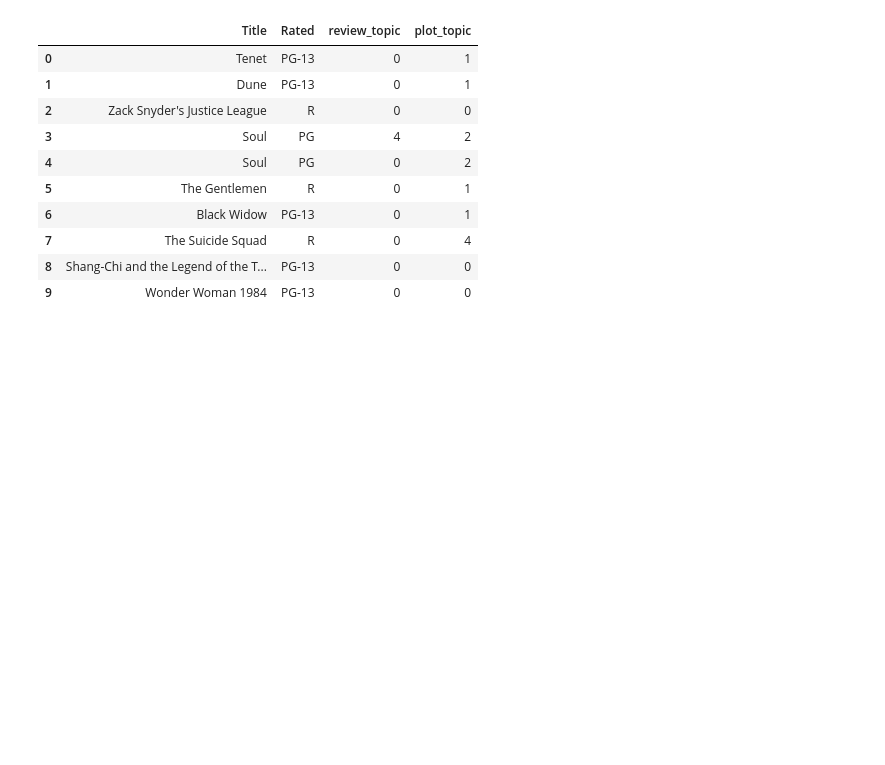
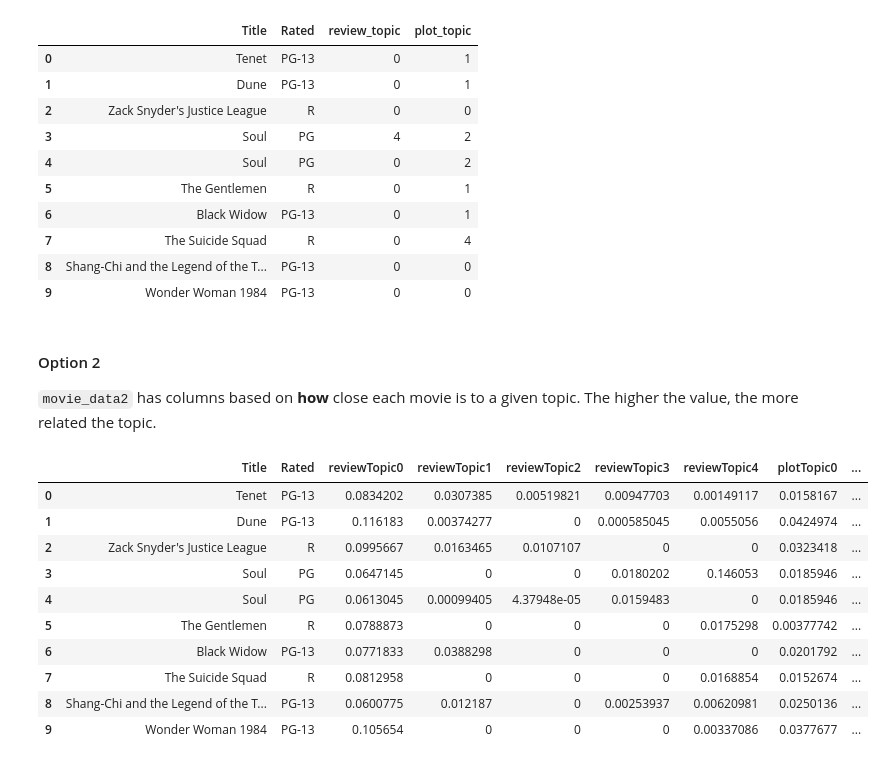
Before and after one commit to kendalldyke14/NYTCriticsChoicePrediction, a Jupyter notebook: TopicModelingExploration.ipynb, the cells around one changed output. Saved outputs shown, nothing was run; the diff lists cells and outputs as text; code cells hidden in the pictures; blank space fills up the shorter version.

Commit message:
csv files for most related topics and how related each topic is

```diff
--- a/TopicModelingExploration.ipynb
+++ b/TopicModelingExploration.ipynb
@@ -277,6 +277,8 @@ def trainNMF(tfidf, n_components):
 # %%
 movie_data = pd.read_csv("data/joined_df.csv")
 movie_data.Plot = movie_data.Plot.fillna(value="")
+# %%
+movie_data2 = movie_data.copy()
 # %% [markdown]
 ## Assign each movie a review topic
 
@@ -287,6 +289,13 @@ W, H, topics = trainNMF(tfidf_documents_NMF, 5)
 # %%
 # W is the topic matrix, the highest value within each row will determine the most relevant topic
 movie_data["review_topic"] = [x.argmax() for x in W]
+# %%
+W_df = pd.DataFrame(W, columns = [f"reviewTopic{x}" for x in range(W.shape[1])])
+
+movie_data2 = pd.DataFrame(
+    np.column_stack([movie_data2,W_df]),
+    columns=movie_data2.columns.append(W_df.columns)
+)
 # %% [markdown]
 ## Assign each movie a plot topic
 
@@ -297,5 +306,12 @@ W, H, topics = trainNMF(tfidf_documents_NMF, 5)
 # %%
 # W is the topic matrix, the highest value within each row will determine the most relevant topic
 movie_data["plot_topic"] = [x.argmax() for x in W]
+# %%
+W_df = pd.DataFrame(W, columns = [f"plotTopic{x}" for x in range(W.shape[1])])
+
+movie_data2 = pd.DataFrame(
+    np.column_stack([movie_data2,W_df]),
+    columns=movie_data2.columns.append(W_df.columns)
+)
 # %% [markdown]
 ## Preview Data
@@ -317,0 +337,3 @@ movie_data.to_csv("data/movie_data_withTopics.csv")
+# %% [markdown]
+#### Option 2
+`movie_data2` has columns based on **how** close each movie is to a given topic. The higher the value, the more related the topic.
@@ -317,0 +342,16 @@ movie_data.to_csv("data/movie_data_withTopics.csv")
+# %%
+movie_data2[["Title", "Rated",'reviewTopic0',
+                 'reviewTopic1', 'reviewTopic2', 'reviewTopic3', 'reviewTopic4',
+                'plotTopic0', 'plotTopic1', 'plotTopic2', 'plotTopic3', 'plotTopic4']].head(10)
+# %% [output]
+|  | Title | Rated | reviewTopic0 | reviewTopic1 | reviewTopic2 | reviewTopic3 | reviewTopic4 | plotTopic0 | ... |
+| 0 | Tenet | PG-13 | 0.0834202 | 0.0307385 | 0.00519821 | 0.00947703 | 0.00149117 | 0.0158167 | ... |
+| 1 | Dune | PG-13 | 0.116183 | 0.00374277 | 0 | 0.000585045 | 0.0055056 | 0.0424974 | ... |
+| 2 | Zack Snyder's Justice League | R | 0.0995667 | 0.0163465 | 0.0107107 | 0 | 0 | 0.0323418 | ... |
+| 3 | Soul | PG | 0.0647145 | 0 | 0 | 0.0180202 | 0.146053 | 0.0185946 | ... |
+| 4 | Soul | PG | 0.0613045 | 0.00099405 | 4.37948e-05 | 0.0159483 | 0 | 0.0185946 | ... |
+| 5 | The Gentlemen | R | 0.0788873 | 0 | 0 | 0 | 0.0175298 | 0.00377742 | ... |
+| 6 | Black Widow | PG-13 | 0.0771833 | 0.0388298 | 0 | 0 | 0 | 0.0201792 | ... |
+| 7 | The Suicide Squad | R | 0.0812958 | 0 | 0 | 0 | 0.0168854 | 0.0152674 | ... |
+| 8 | Shang-Chi and the Legend of the T... | PG-13 | 0.0600775 | 0.012187 | 0 | 0.00253937 | 0.00620981 | 0.0250136 | ... |
+| 9 | Wonder Woman 1984 | PG-13 | 0.105654 | 0 | 0 | 0 | 0.00337086 | 0.0377677 | ... |
```
Also changed, not shown: parts of 3 cells of this notebook, 3 other files.
